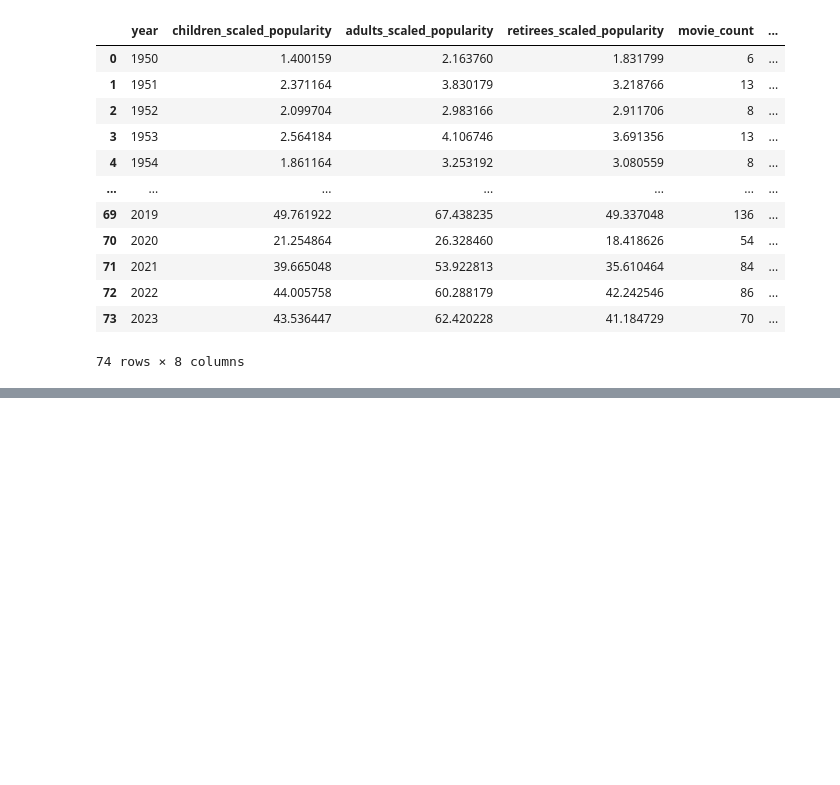
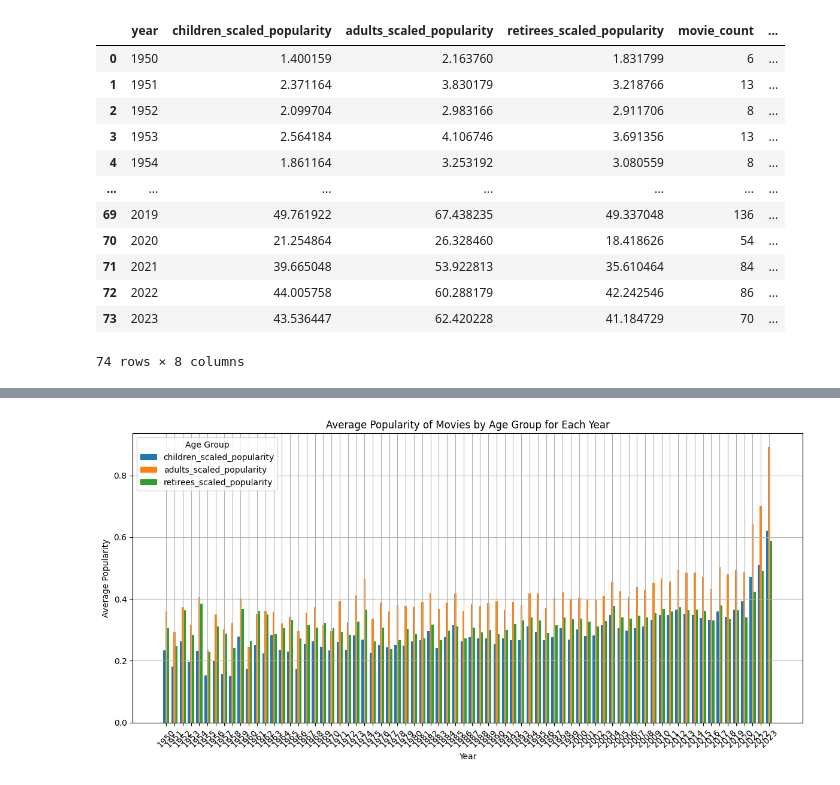
Before and after one commit to eishitakalra/mmcsfinalproject, a Jupyter notebook: Eishita.ipynb, the cells around one changed output, grey strips where cells are left out. Drawn from its saved outputs; the diff is of its cells as text; code cells hidden in the pictures; blank space fills up the shorter version.

```diff
--- a/Eishita.ipynb
+++ b/Eishita.ipynb
@@ -80,0 +118,35 @@ grouped.head(75)
+# %%
+import matplotlib.pyplot as plt
+import numpy as np
+
+# Set the width of the bars
+bar_width = 0.25
+index = np.arange(len(grouped['year']))  # The position of each year on the x-axis
+
+# Create the plot
+plt.figure(figsize=(12, 6))
+
+# Plot bars for each age group
+for i, age_group in enumerate(age_groups):
+    plt.bar(index + i * bar_width, grouped[f'avg_{age_group}'],
+            bar_width, label=age_group)
+
+# Add labels and title
+plt.xlabel('Year')
+plt.ylabel('Average Popularity')
+plt.title('Average Popularity of Movies by Age Group for Each Year')
+
+# Customize the x-axis to show years and add a legend
+plt.xticks(index + bar_width, grouped['year'], rotation=45)
+plt.legend(title='Age Group')
+
+# Display gridlines
+plt.grid(True)
+
+# Tight layout to prevent label overlap
+plt.tight_layout()
+
+# Show the plot
+plt.show()
+# %% [output]
+[figure, added]
```
Also changed, not shown: parts of 1 cell of this notebook.
